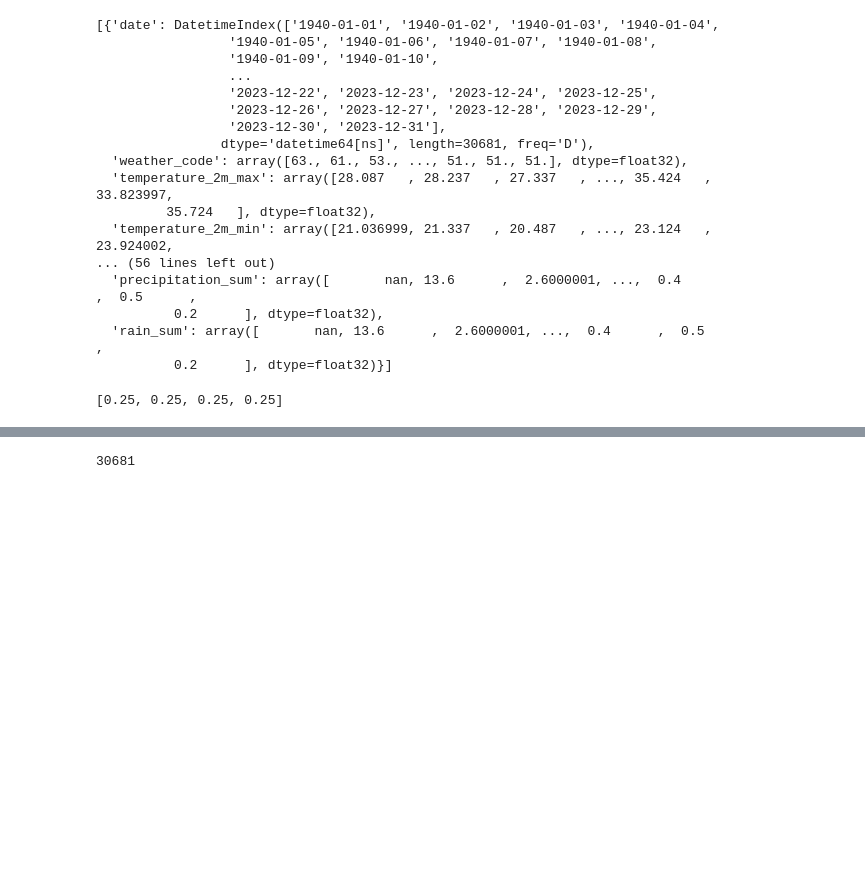
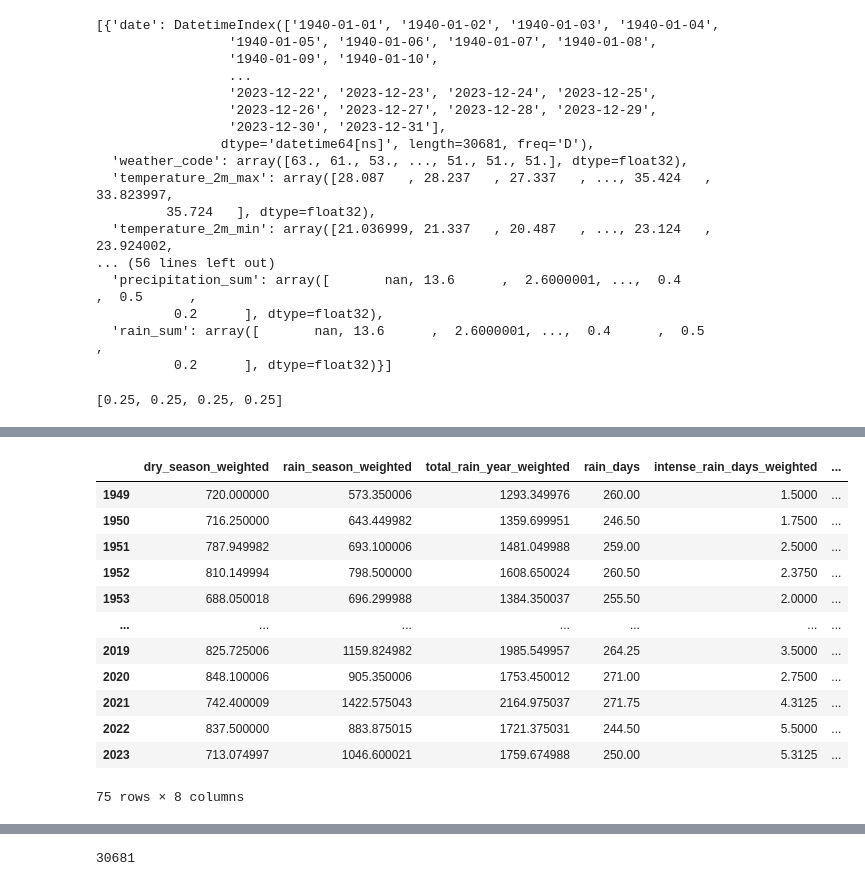
Before and after one commit to KwenteaneResearch/weather_checker, a Jupyter notebook: notebooks/analog_years_classifier.ipynb, the cells around one changed output, grey strips where cells are left out. Saved outputs shown, nothing was run; the diff lists cells and outputs as text; code cells hidden in the pictures; blank space fills up the shorter version.

```diff
--- a/notebooks/analog_years_classifier.ipynb
+++ b/notebooks/analog_years_classifier.ipynb
@@ -179,21 +207,12 @@ cocoa_climatology
 # %%
-# Fit K-means
-km = KMeans(n_clusters=5)
-km.fit(cocoa_climatology)
-cocoa_climatology["year_group"] = km.labels_
-cocoa_climatology
-
+#translating the family groups back into lists of years
 def group_index_to_list(group):
     return list(group.index)
-grouped_index_lists = cocoa_climatology.groupby('year_group').apply(group_index_to_list, include_groups = False)
+
+cocoa_similar_years = cocoa_climatology.copy()
+cocoa_similar_years["year_group"] = km.labels_
+grouped_index_lists = cocoa_similar_years.groupby('year_group').apply(group_index_to_list, include_groups = False)
 
 for i in range(len(grouped_index_lists)):
     print(f"{i} {grouped_index_lists[i]}")
-
-rain_season_cumul = {}
-for i in range(len(grouped_index_lists)):
-    crop_years = grouped_index_lists[i]
-    rain_season_type = cocoa_climatology[cocoa_climatology.index.isin(crop_years)]
-    rain_season_cumul[i] = rain_season_type["rain_season_weighted"].mean()
-rain_season_cumul
 # %% [output]
@@ -211,0 +363,18 @@ rain_season_cumul
+# %%
+#creating a new dataframe
+cocoa_complete = cocoa_climatology.merge(production_history, left_index = True, right_index = True)
+cocoa_complete
+# %% [output]
+|  | dry_season_weighted | rain_season_weighted | total_rain_year_weighted | rain_days | intense_rain_days_weighted | ... |
+| 1949 | 720.000000 | 573.350006 | 1293.349976 | 260.00 | 1.5000 | ... |
+| 1950 | 716.250000 | 643.449982 | 1359.699951 | 246.50 | 1.7500 | ... |
+| 1951 | 787.949982 | 693.100006 | 1481.049988 | 259.00 | 2.5000 | ... |
+| 1952 | 810.149994 | 798.500000 | 1608.650024 | 260.50 | 2.3750 | ... |
+| 1953 | 688.050018 | 696.299988 | 1384.350037 | 255.50 | 2.0000 | ... |
+| ... | ... | ... | ... | ... | ... | ... |
+| 2019 | 825.725006 | 1159.824982 | 1985.549957 | 264.25 | 3.5000 | ... |
+| 2020 | 848.100006 | 905.350006 | 1753.450012 | 271.00 | 2.7500 | ... |
+| 2021 | 742.400009 | 1422.575043 | 2164.975037 | 271.75 | 4.3125 | ... |
+| 2022 | 837.500000 | 883.875015 | 1721.375031 | 244.50 | 5.5000 | ... |
+| 2023 | 713.074997 | 1046.600021 | 1759.674988 | 250.00 | 5.3125 | ... |
+75 rows × 8 columns
```
Also changed, not shown: parts of 17 cells of this notebook, 1 other file.
